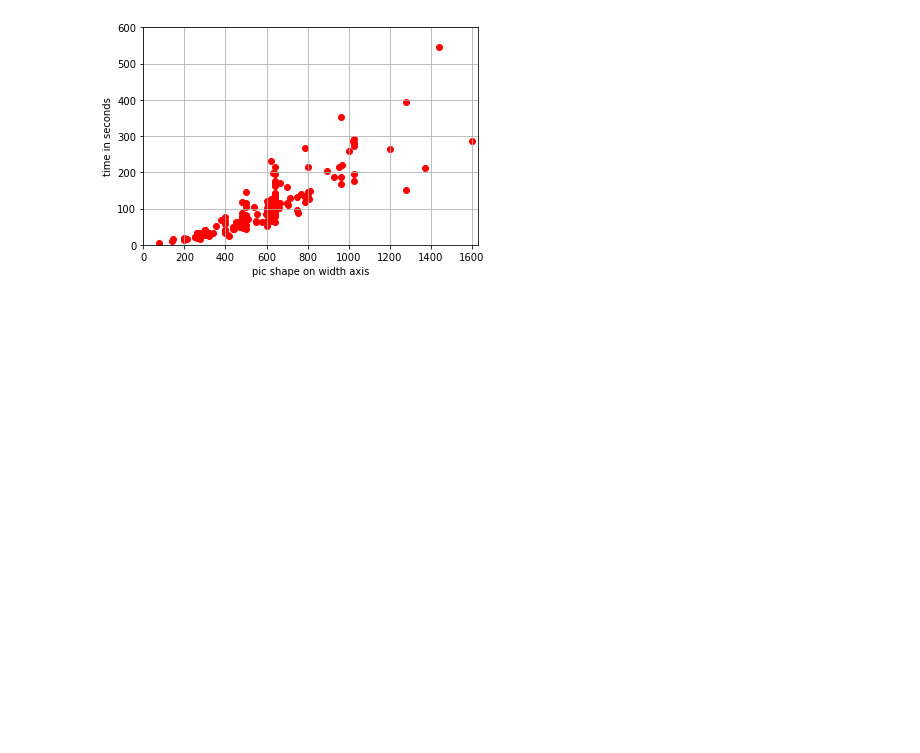
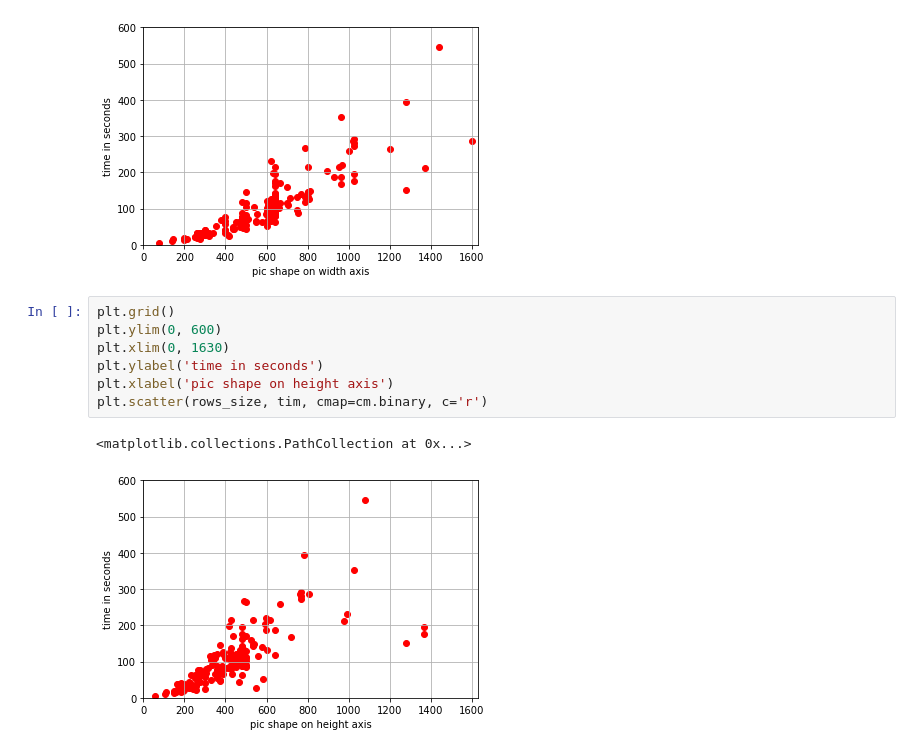
Before and after one commit to Matt88Ac/Hilbert-Huang-Transform-Super-Resolution, a Jupyter notebook: Untitled.ipynb, the cells around one changed output. Cells and saved outputs as stored; diff of their text form; blank space fills up the shorter version.

```diff
--- a/Untitled.ipynb
+++ b/Untitled.ipynb
@@ -53,3 +70,13 @@ plt.scatter(cols_size, tim, cmap=cm.binary, c='r')
 # %% [output]
 <matplotlib.collections.PathCollection at 0x...>
 [figure]
+# %%
+plt.grid()
+plt.ylim(0, 600)
+plt.xlim(0, 1630)
+plt.ylabel('time in seconds')
+plt.xlabel('pic shape on height axis')
+plt.scatter(rows_size, tim, cmap=cm.binary, c='r')
+# %% [output]
+<matplotlib.collections.PathCollection at 0x...>
+[figure, added]
```
Also changed, not shown: parts of 8 cells of this notebook.
